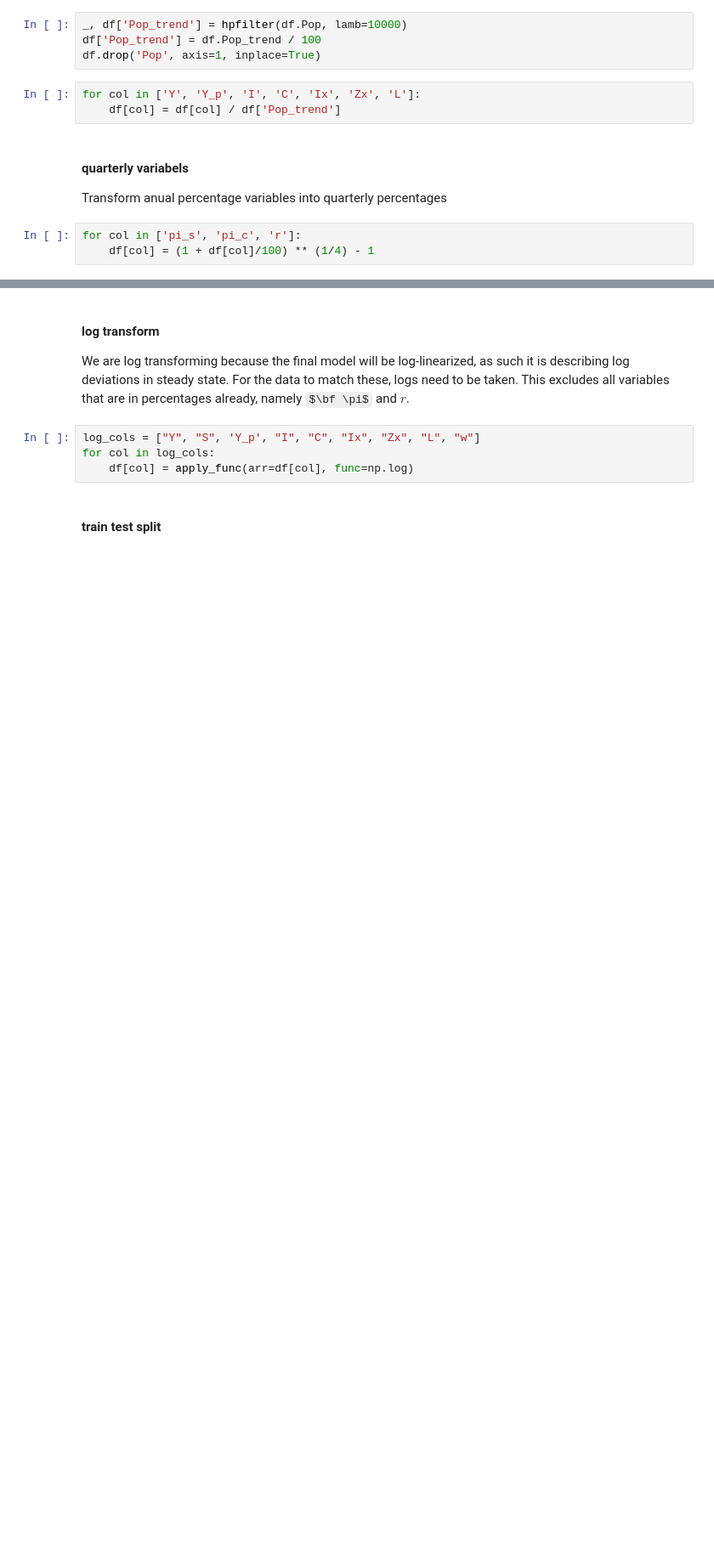
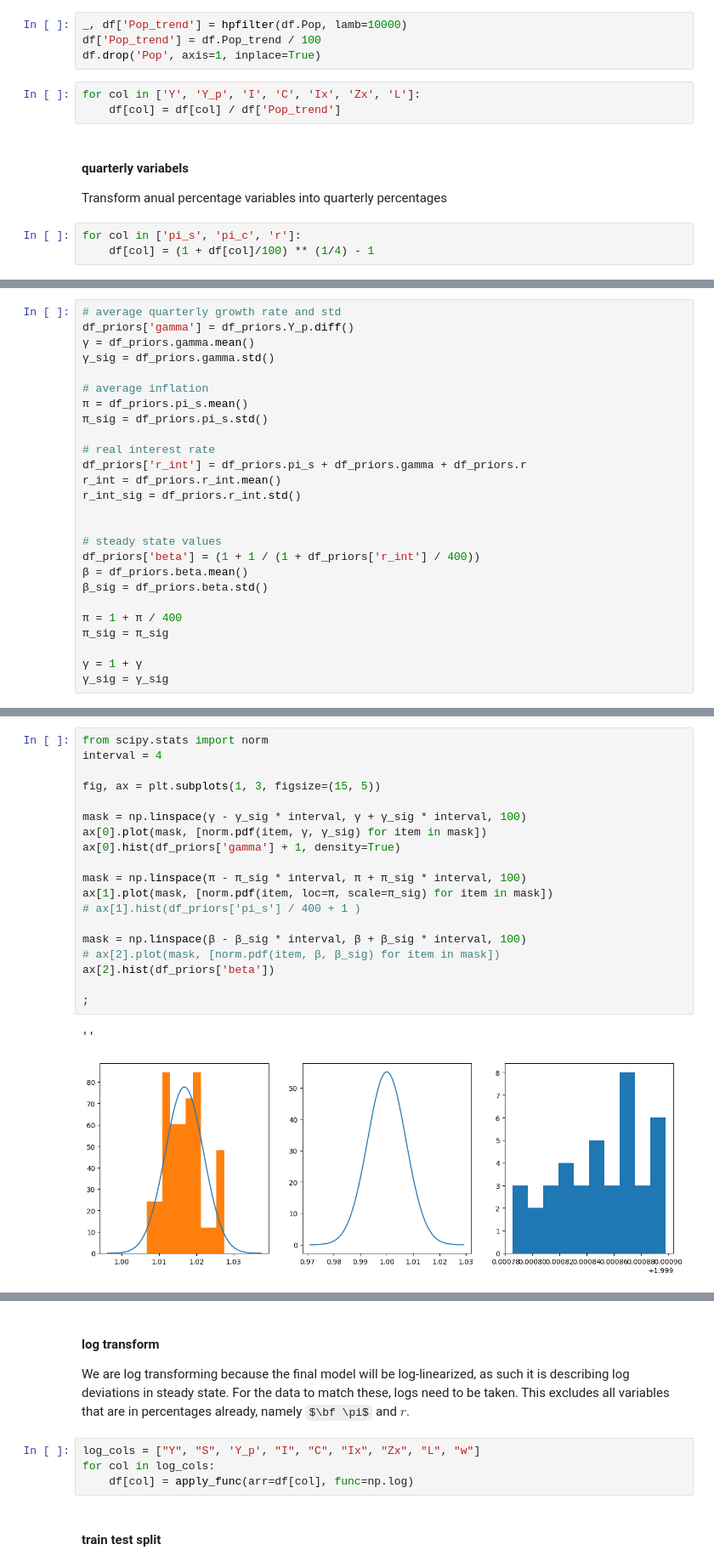
Before and after one commit to lukasgrahl/memoire1, a Jupyter notebook: notebooks/01-load_data.ipynb, the cells around one changed output, grey strips where cells are left out. Shown: that part at 85% size. Saved outputs shown, nothing was run; the diff lists cells and outputs as text; some formulas as TeX source; blank space fills up the shorter version.

```diff
--- a/notebooks/01-load_data.ipynb
+++ b/notebooks/01-load_data.ipynb
@@ -65,0 +70,26 @@ for col in ['pi_s', 'pi_c', 'r']:
+# %%
+# average quarterly growth rate and std
+df_priors['gamma'] = df_priors.Y_p.diff()
+γ = df_priors.gamma.mean()
+γ_sig = df_priors.gamma.std()
+
+# average inflation
+π = df_priors.pi_s.mean()
+π_sig = df_priors.pi_s.std()
+
+# real interest rate
+df_priors['r_int'] = df_priors.pi_s + df_priors.gamma + df_priors.r
+r_int = df_priors.r_int.mean()
+r_int_sig = df_priors.r_int.std()
+
+
+# steady state values
+df_priors['beta'] = (1 + 1 / (1 + df_priors['r_int'] / 400))
+β = df_priors.beta.mean()
+β_sig = df_priors.beta.std()
+
+π = 1 + π / 400
+π_sig = π_sig
+
+γ = 1 + γ
+γ_sig = γ_sig
@@ -65,0 +104,22 @@ for col in ['pi_s', 'pi_c', 'r']:
+# %%
+from scipy.stats import norm
+interval = 4
+
+fig, ax = plt.subplots(1, 3, figsize=(15, 5))
+
+mask = np.linspace(γ - γ_sig * interval, γ + γ_sig * interval, 100)
+ax[0].plot(mask, [norm.pdf(item, γ, γ_sig) for item in mask])
+ax[0].hist(df_priors['gamma'] + 1, density=True)
+
+mask = np.linspace(π - π_sig * interval, π + π_sig * interval, 100)
+ax[1].plot(mask, [norm.pdf(item, loc=π, scale=π_sig) for item in mask])
+# ax[1].hist(df_priors['pi_s'] / 400 + 1 )
+
+mask = np.linspace(β - β_sig * interval, β + β_sig * interval, 100)
+# ax[2].plot(mask, [norm.pdf(item, β, β_sig) for item in mask])
+ax[2].hist(df_priors['beta'])
+
+;
+# %% [output]
+''
+[figure, added]
```
Also changed, not shown: parts of 21 cells of this notebook, 10 other files.
